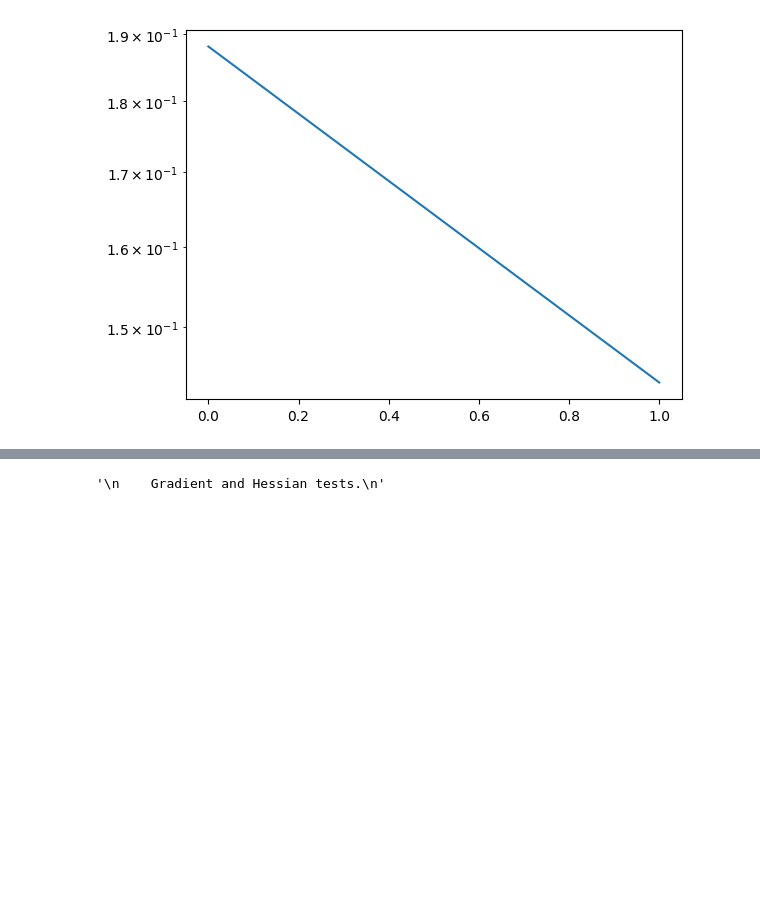
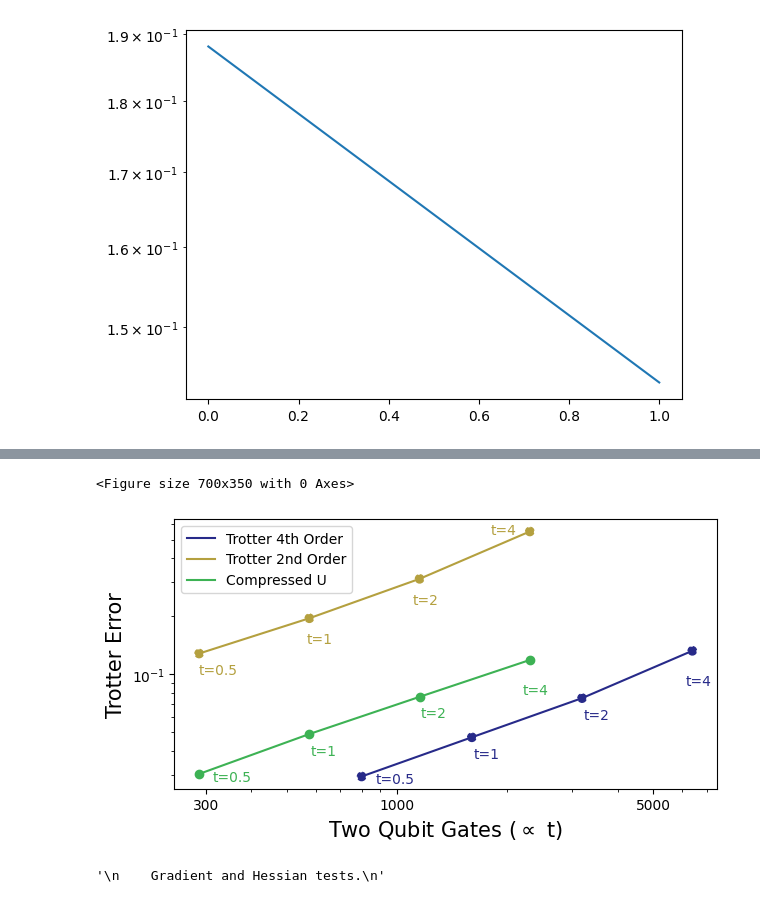
Before and after one commit to erenaykrcn/ccU, a Jupyter notebook: examples/TFIM2d/TFIM2d_sparse.ipynb, the cells around one changed output, grey strips where cells are left out. Saved outputs shown, nothing was run; the diff lists cells and outputs as text; code cells hidden in the pictures; blank space fills up the shorter version.

```diff
--- a/examples/TFIM2d/TFIM2d_sparse.ipynb
+++ b/examples/TFIM2d/TFIM2d_sparse.ipynb
@@ -136 +211,49 @@ Trotter error:  0.019425409647936917
+# %%
+import matplotlib
+plt.subplots_adjust(left=0.2, bottom=0.1, right=0.9, top=0.8, wspace=0.1, hspace=0.2)
+plt.rcParams["figure.figsize"] = (7, 3.5)
+import matplotlib as mpl
+mpl.rcParams['figure.dpi'] = 100
+
+fig1, ax1 = plt.subplots()
+
+color1 = (39/256, 42/256  , 138/256)
+color2 = (61/256, 179/256 , 84/256 )
+color3 = (181/256, 161/256, 63/256 )
+plt.xlabel(r'Two Qubit Gates ($\propto$ t)', size=15)
+plt.ylabel('Trotter Error', size=15)
+
+plt.plot(cxs['t4'], errs['t4'], label=r"Trotter 4th Order", color=color1)
+plt.scatter(cxs['t4'],  errs['t4'], ls='--', color=color1)
+plt.plot(cxs['t2'],  errs['t2'], label=r"Trotter 2nd Order", color=color3)
+plt.scatter(cxs['t2'],  errs['t2'], ls='--', color=color3)
+plt.plot(cxs['ccU'],  errs['ccU'], label=r"Compressed U", color=color2)
+plt.scatter(cxs['ccU'],  errs['ccU'], color=color2)
+
+annotations = [("t=0.5", (10, -5)), ("t=1", (1, -15)), ("t=2", (1, -15)), ("t=4", (-5, -25))]
+for xi, yi, text in zip(cxs['t4'], errs['t4'], annotations):
+    plt.annotate(text[0], xy=(xi, yi), xycoords='data', size=10, xytext=text[1], textcoords='offset points', color=color1)
+
+annotations = [("t=0.5", (10, -5)), ("t=1", (1, -15)), ("t=2", (1, -15)), ("t=4", (-5, -25))]
+for xi, yi, text in zip(cxs['ccU'], errs['ccU'], annotations):
+    plt.annotate(text[0], xy=(xi, yi), xycoords='data', size=10, xytext=text[1], textcoords='offset points', color=color2)
+
+annotations = [("t=0.5", (0, -15)), ("t=1", (-2, -18)), ("t=2", (-5, -18)), ("t=4", (-28, -2))]
+for xi, yi, text in zip(cxs['t2'], errs['t2'], annotations):
+    plt.annotate(text[0], xy=(xi, yi), xycoords='data', size=10, xytext=text[1], textcoords='offset points', color=color3)
+
+
+ax1.set_xscale('log')
+ax1.set_yscale('log')
+ax1.set_xticks([300, 1000, 5000])
+ax1.get_xaxis().set_major_formatter(matplotlib.ticker.ScalarFormatter())
+plt.legend(loc="upper left", prop={'size': 10})
+#plt.title("Controlled-U of TFIM (g=3) for 4x4 lattice \n", size=15)
+
+plt.savefig('./TFIM_trotter_and_cxs.pdf', dpi=300, bbox_inches='tight')
+#plt.savefig('./TFIM_trotter_and_cxs.png', dpi=300)
+plt.show()
+# %% [output]
+<Figure size 700x350 with 0 Axes>
+[figure, added]
 # %%
```
Also changed, not shown: parts of 6 cells of this notebook, 22 other files.
